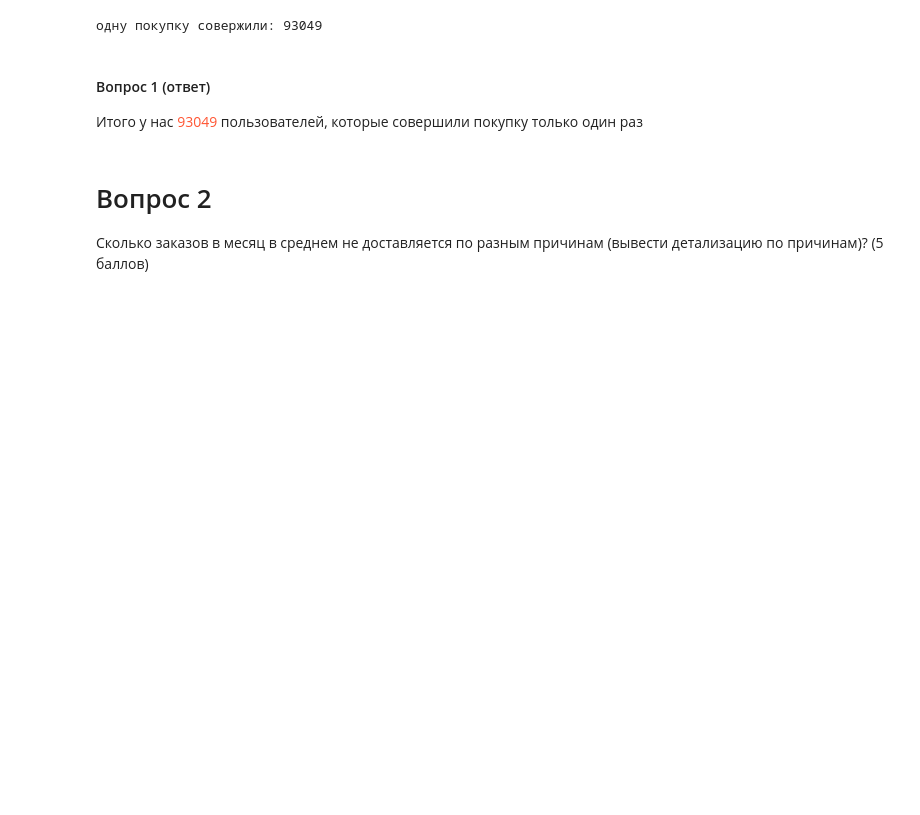
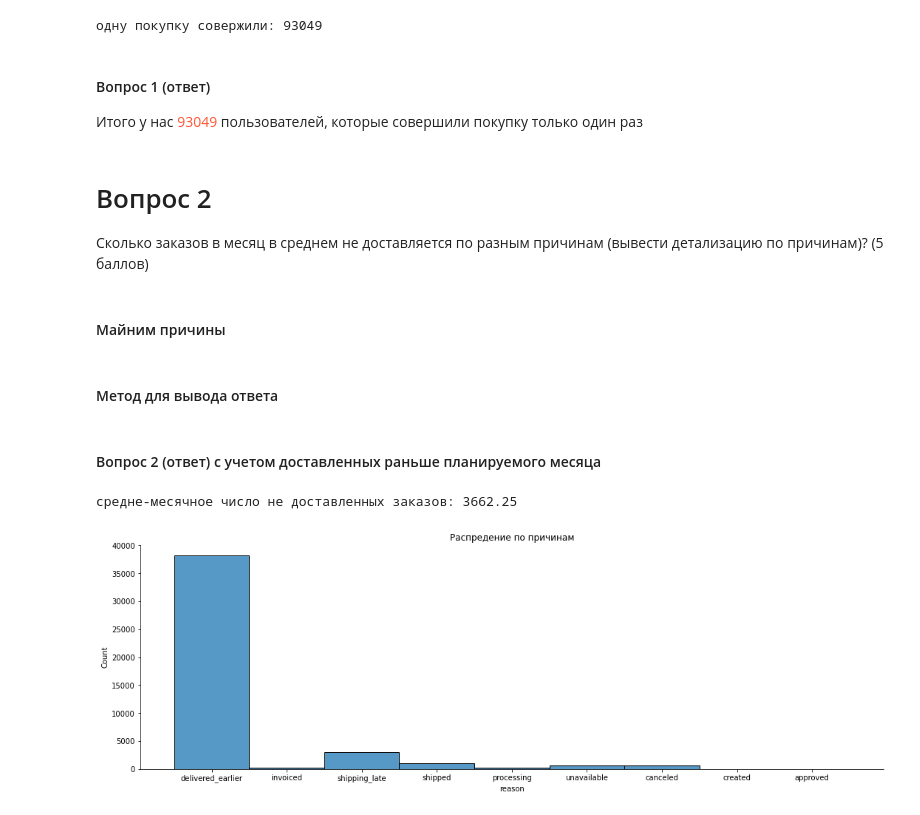
Before and after one commit to PavelSyr/da_karpov.cources_first.project, a Jupyter notebook: pavel_syrnev_15.04_p-syrnev/variant1/e-commerce.ipynb, the cells around one changed output. Saved outputs shown, nothing was run; the diff lists cells and outputs as text; code cells hidden in the pictures; blank space fills up the shorter version.

Commit message:
[Question_02] Monthly mean of not deliveried orders and reasons

```diff
--- a/pavel_syrnev_15.04_p-syrnev/variant1/e-commerce.ipynb
+++ b/pavel_syrnev_15.04_p-syrnev/variant1/e-commerce.ipynb
@@ -326,3 +336,7 @@ df_order_items = pd.read_csv(data_src.data[dsn_olist_order_items_dataset].src)
+# %%
+# определим имена колонок которые нужно распарсить как datetime
+orders_items_date_columns = ['shipping_limit_date']
+df_order_items = pd.read_csv(data_src.data[dsn_olist_order_items_dataset].src, parse_dates=orders_items_date_columns)
 # %% [markdown]
 ### Вопрос 1
 Сколько у нас пользователей, которые совершили покупку только один раз? (7 баллов)
@@ -385,3 +399,11 @@ print(f'одну покупку совержили: {df_customer_vs_order_count.
 # %% [markdown]
 # Вопрос 2
 Сколько заказов в месяц в среднем не доставляется по разным причинам (вывести детализацию по причинам)? (5 баллов)
+# %%
+# в датасете с товарными позициями есть колонка
+# shipping_limit_date - максимальная максимальная дата доставки продавцом для передачи заказа партнеру по логистике
+# подмержим эти данные к основному датасету с заказами
+
+df_order_shipping_limit_date = df_order_items.groupby(by='order_id', as_index=False).shipping_limit_date.first()
+
+df_o = df_orders.merge(df_order_shipping_limit_date, on='order_id', how='left')
@@ -387,0 +432,35 @@ print(f'одну покупку совержили: {df_customer_vs_order_count.
+# %% [markdown]
+#### Майним причины
+# %%
+# берем причины из имеющихся
+df_o['reason'] = df_o.order_status
+
+# не доставлено и не оплачено
+# df_o.loc[(~df_o.delivered_at_estimated_month & ~df_o.paided), 'reason'] = 'not_paided'
+
+# не доставлено, но доставлено раньше
+df_o.loc[(~df_o.delivered_at_estimated_month & df_o.delivered_earlier), 'reason'] = 'delivered_earlier'
+
+# не доставлено и продавец опаздал
+df_o.loc[(~df_o.delivered_at_estimated_month & df_o.shipping_late), 'reason'] = 'shipping_late'
+# %% [markdown]
+#### Метод для вывода ответа
+# %%
+def question2(df, filter):
+    df = df.query('reason not in @filter')
+    # подсчитываем средне-месячное число не доставляемых заказов
+    monthly_mean = df.groupby(by='estimated_month').order_id.count().mean()
+
+    print(f'средне-месячное число не доставленных заказов: {round(monthly_mean, 2)}')
+
+    # выводим распредение по причинам:
+    ax = sns.displot(df, x='reason', aspect=3)
+    ax.axes.flat[0].set_title('Распредение по причинам')
+# %% [markdown]
+#### Вопрос 2 (ответ) с учетом доставленных раньше планируемого месяца
+# %%
+reasons = ['delivered']
+question2(df_o, reasons)
+# %% [output]
+средне-месячное число не доставленных заказов: 3662.25
+[figure, added]
```
Also changed, not shown: parts of 9 cells of this notebook.
